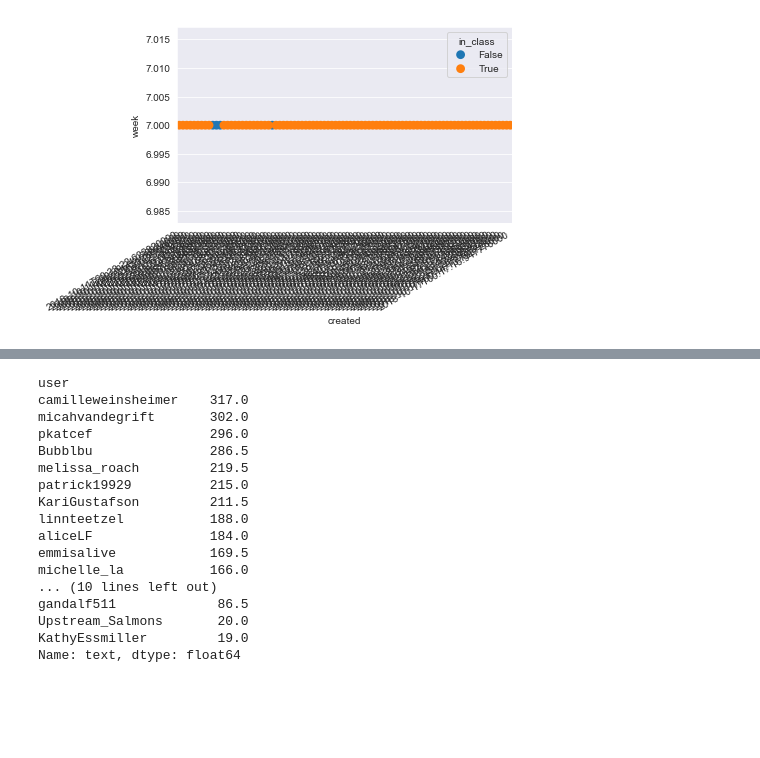
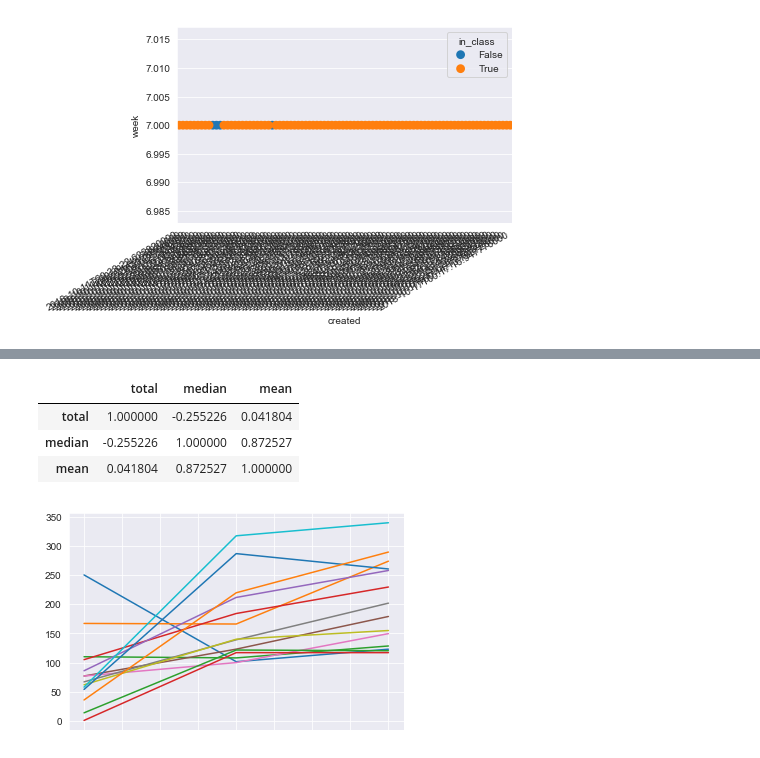
Before and after one commit to Bubblbu/public-knowledge-annotations, a Jupyter notebook: code/annotated-readings.ipynb, the cells around one changed output, grey strips where cells are left out. Cells and saved outputs as stored; diff of their text form; code cells hidden in the pictures; blank space fills up the shorter version.

```diff
--- a/code/annotated-readings.ipynb
+++ b/code/annotated-readings.ipynb
@@ -38,0 +24,4 @@ comments
+# %%
+URL_PATTERN = "((http|ftp|https):\/\/[\w\-_]+(\.[\w\-_]+)+([\w\-\.,@?^=%&amp;:/~\+#]*[\w\-\@?^=%&amp;/~\+#])?)"
+
+our_comments = comments[comments.user.isin(usernames)]
@@ -100,20 +64,13 @@ Name: user, dtype: int64
-# %%
-comments.groupby("user")['text'].apply(lambda x: median([len(y) for y in x])).sort_values(ascending=False)
-# %% [output]
-user
-camilleweinsheimer    317.0
-micahvandegrift       302.0
-pkatcef               296.0
-Bubblbu               286.5
-melissa_roach         219.5
-patrick19929          215.0
-KariGustafson         211.5
-linnteetzel           188.0
-aliceLF               184.0
-emmisalive            169.5
-michelle_la           166.0
-... (10 lines left out)
-gandalf511             86.5
-Upstream_Salmons       20.0
-KathyEssmiller         19.0
-Name: text, dtype: float64
+# %%
+counts = pd.DataFrame(columns=["total", "median", "mean"])
+counts['total'] = our_comments.user.value_counts()
+counts['median'] = our_comments.groupby("user")["text"].apply(lambda x: median([len(str(y)) for y in x.tolist()]))
+counts['mean'] = our_comments.groupby("user")["text"].apply(lambda x: mean([len(str(y)) for y in x.tolist()]))
+counts.T.plot(legend=False)
+counts.corr(method="spearman")
+# %% [output]
+|  | total | median | mean |
+| total | 1.000000 | -0.255226 | 0.041804 |
+| median | -0.255226 | 1.000000 | 0.872527 |
+| mean | 0.041804 | 0.872527 | 1.000000 |
+[figure, added]
```
Also changed, not shown: parts of 10 cells of this notebook.
